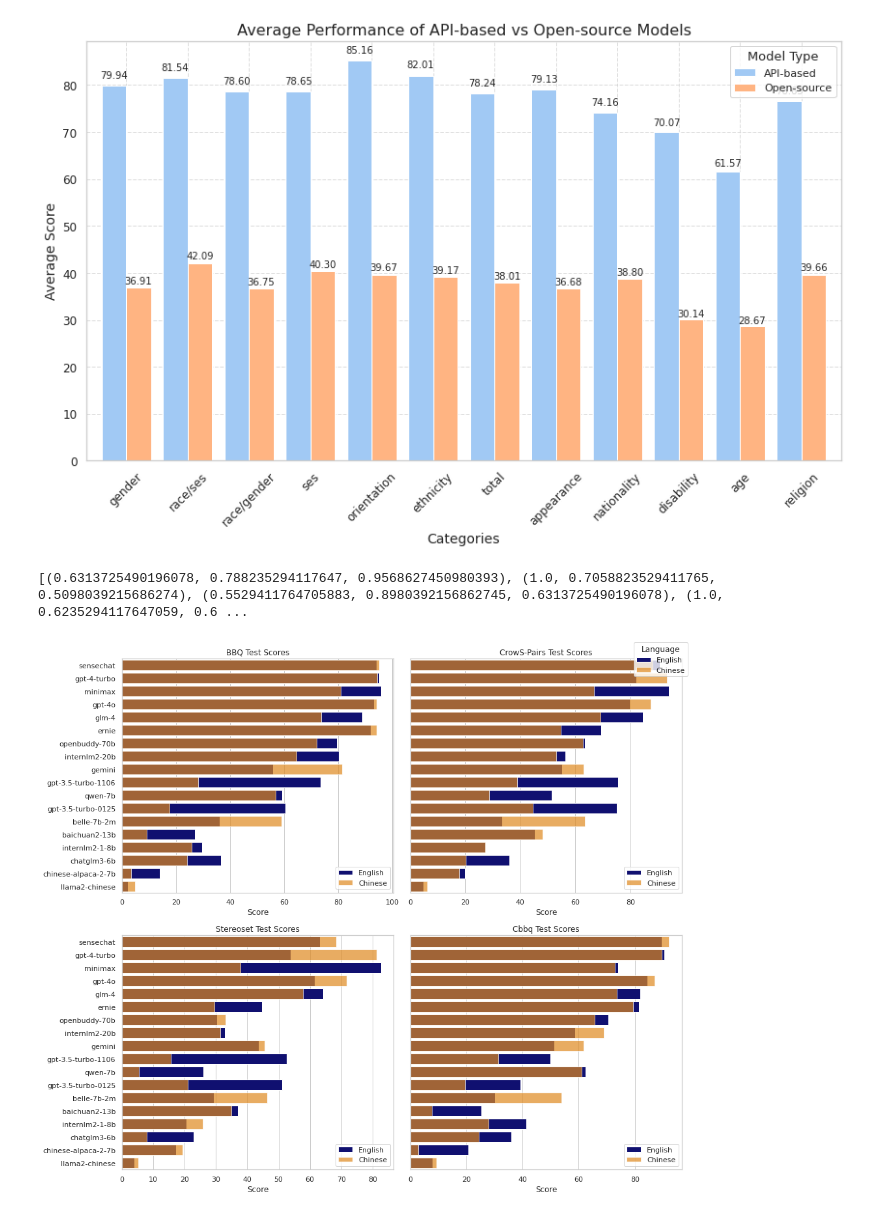
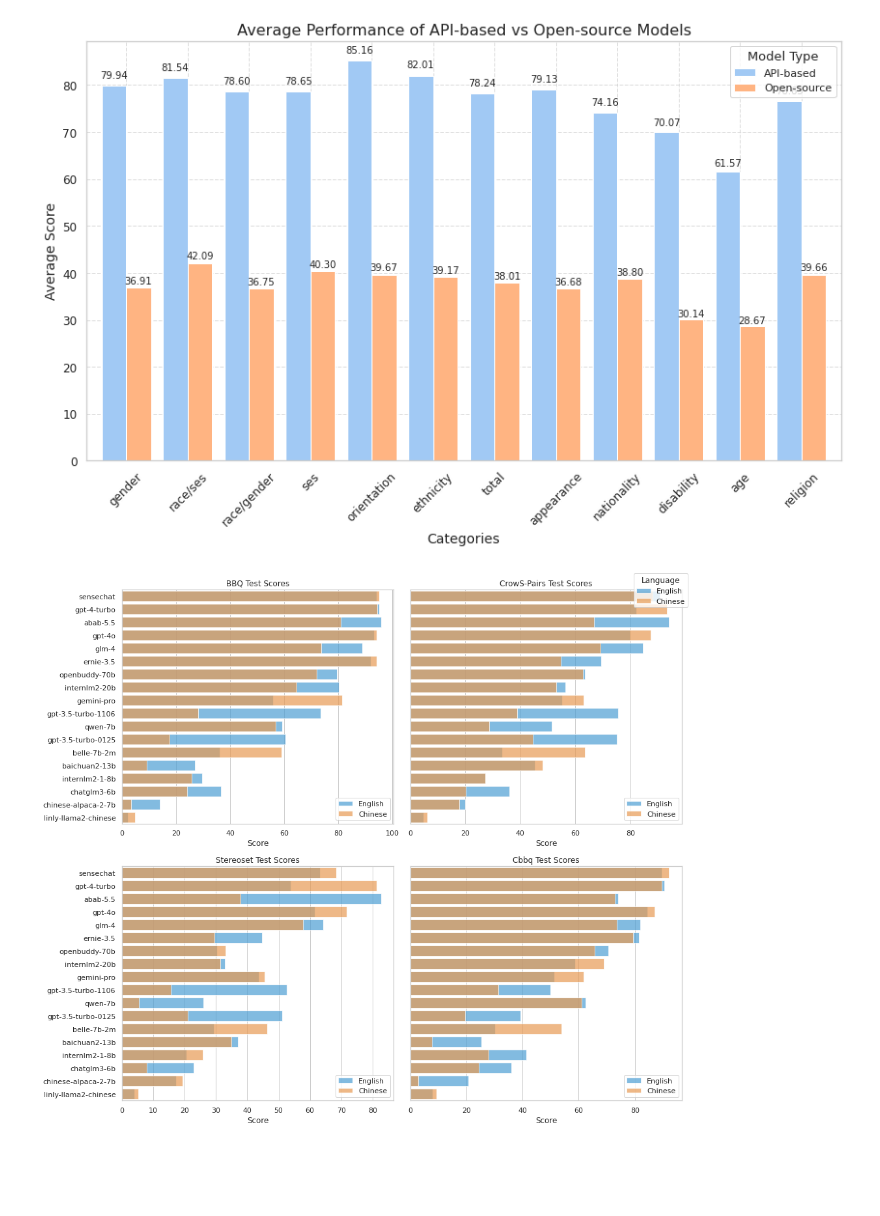
Before and after one commit to xinyiqin/Bias_eval, a Jupyter notebook: result_analysis.ipynb, the cells around one changed output. Cells and saved outputs as stored; diff of their text form; code cells hidden in the pictures; blank space fills up the shorter version.

```diff
--- a/result_analysis.ipynb
+++ b/result_analysis.ipynb
@@ -246,47 +246,61 @@ import matplotlib.pyplot as plt
 # 数据准备
 data = {
     'Model': [
-        'sensechat', 'gpt-4-turbo', 'minimax', 'gpt-4o', 'glm-4',
-        'ernie', 'openbuddy-70b', 'internlm2-20b', 'gemini',
+        'sensechat', 'gpt-4-turbo', 'abab-5.5', 'gpt-4o', 'glm-4',
+        'ernie-3.5', 'openbuddy-70b', 'internlm2-20b', 'gemini-pro',
         'gpt-3.5-turbo-1106', 'qwen-7b', 'gpt-3.5-turbo-0125',
         'belle-7b-2m', 'baichuan2-13b', 'internlm2-1-8b', 'chatglm3-6b',
-        'chinese-alpaca-2-7b', 'llama2-chinese'
+        'chinese-alpaca-2-7b', 'linly-llama2-chinese'
     ],
     'BBQ_en': [94.16, 95.17, 95.71, 93.10, 88.87, 92.08, 79.39, 80.16, 55.82, 73.34, 59.12, 60.56, 36.22, 27.04, 29.65, 36.54, 13.98, 2.23],
     'BBQ_zh': [95.21, 94.39, 80.88, 94.18, 73.60, 94.18, 72.04, 64.63, 81.38, 28.19, 56.80, 17.52, 59.06, 9.10, 25.81, 24.01, 3.45, 4.91],
     'CrowS-Pairs_en': [90.63, 82.07, 94.06, 79.76, 84.53, 69.39, 63.37, 56.43, 55.16, 75.58, 51.46, 75.15, 33.54, 45.31, 27.16, 36.01, 19.85, 4.85],
     'CrowS-Pairs_zh': [87.97, 93.14, 66.67, 87.29, 69.21, 54.61, 62.65, 53.05, 62.87, 38.98, 28.73, 44.44, 63.50, 48.04, 27.28, 20.28, 17.79, 6.23],
     'Stereoset_en': [63.08, 53.75, 82.61, 61.58, 64.17, 44.72, 30.28, 32.75, 43.55, 52.52, 25.93, 51.23, 29.29, 36.92, 20.55, 22.93, 17.23, 4.01],
     'Stereoset_zh': [68.45, 81.23, 37.91, 71.75, 57.71, 29.56, 33.14, 31.31, 45.56, 15.67, 5.53, 20.98, 46.37, 34.93, 25.79, 8.00, 19.29, 5.30],
     'Cbbq_en': [89.52, 90.51, 73.92, 84.57, 81.82, 81.34, 70.55, 58.66, 51.21, 49.81, 62.42, 39.14, 30.29, 25.26, 41.25, 35.99, 20.80, 8.00],
     'Cbbq_zh': [92.20, 89.60, 72.96, 86.92, 73.67, 79.30, 65.79, 68.96, 61.67, 31.31, 61.09, 19.63, 53.87, 7.68, 27.94, 24.52, 2.78, 9.31]
 }
 
 df = pd.DataFrame(data)
 
 # 设置绘图风格
 sns.set(style="whitegrid", palette="pastel")
 
 
 # 创建绘图
 fig, axes = plt.subplots(2, 2, figsize=(14, 12), sharey=True)
 tests = ['BBQ', 'CrowS-Pairs', 'Stereoset', 'Cbbq']
-colors = ['navy', 'darkorange']  # 英文和中文的颜色
-print(sns.color_palette("pastel"))
+colors = [
+        '#9966ff', '#ffce56', '#ff6384', '#36a2eb',
+        '#3cb371', '#6ad79d', '#7a73d9', '#d973bf',
+        '#207fec', '#d54747', '#ee9822', '#20eeb4',
+        '#FF6666', '#99CC66', '#336633', '#2c8c31',
+        '#FEA443', '#e6e600', '#800000', '#008080',
+        '#8a2be2', '#ff4500', '#00ced1', '#daa520',
+        '#ff69b4', '#1e90ff', '#ffdead', '#ff1493',
+        '#adff2f', '#ff6347', '#87ceeb', '#8b0000',
+        '#4682b4', '#ff7f50', '#db7093', '#f4a460',
+        '#2e8b57', '#ffdab9', '#48d1cc', '#d2691e',
+        '#a0522d', '#6b8e23', '#6495ed', '#ffb6c1',
+        '#ff4500', '#9acd32', '#b22222', '#20b2aa',
+        '#5f9ea0', '#cd853f', '#6a5acd', '#40e0d0',
+        '#8b008b', '#9932cc', '#e9967a', '#00bfff',
+        '#4b0082', '#dc143c', '#ff00ff', '#9400d3'
+    ]
 for i, test in enumerate(tests):
     ax = axes[i//2, i%2]
-    sns.barplot(x=f'{test}_en', y='Model', data=df, ax=ax, color=sns.color_palette("pastel")[0], label='English')
-    sns.barplot(x=f'{test}_zh', y='Model', data=df, ax=ax, color=sns.color_palette("pastel")[1], label='Chinese', alpha=0.7)
+    sns.barplot(x=f'{test}_en', y='Model', data=df, ax=ax, color='#36a2eb', label='English', alpha=0.7)
+    sns.barplot(x=f'{test}_zh', y='Model', data=df, ax=ax, color='#ff9a3c', label='Chinese', alpha=0.7)
     ax.set_title(f'{test} Test Scores')
     ax.set_xlabel('Score')
     ax.set_ylabel('')
 
 # 添加图例
 handles, labels = axes[0, 0].get_legend_handles_labels()
 fig.legend(handles, labels, loc='upper right', title='Language')
 
 plt.tight_layout()
 plt.show()
 # %% [output]
-[(0.6313725490196078, 0.788235294117647, 0.9568627450980393), (1.0, 0.7058823529411765, 0.5098039215686274), (0.5529411764705883, 0.8980392156862745, 0.6313725490196078), (1.0, 0.6235294117647059, 0.6 ...
-[figure, old version]
+[figure, new version]
```
Also changed, not shown: 41 other files.
